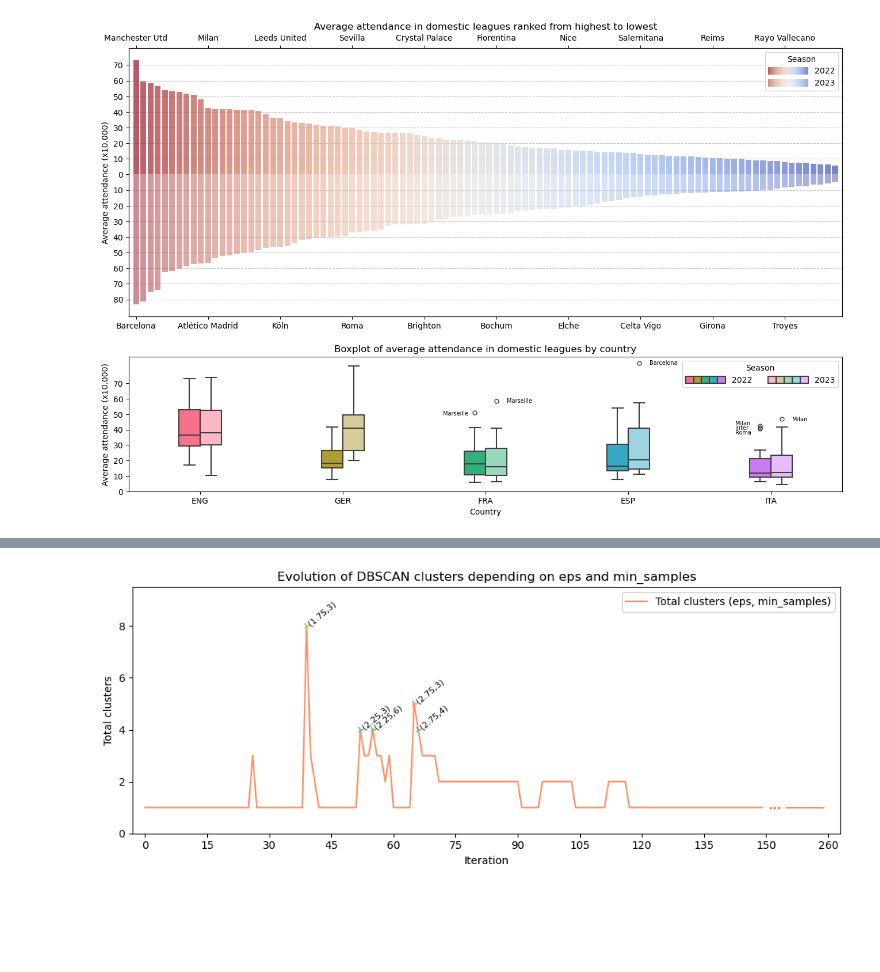
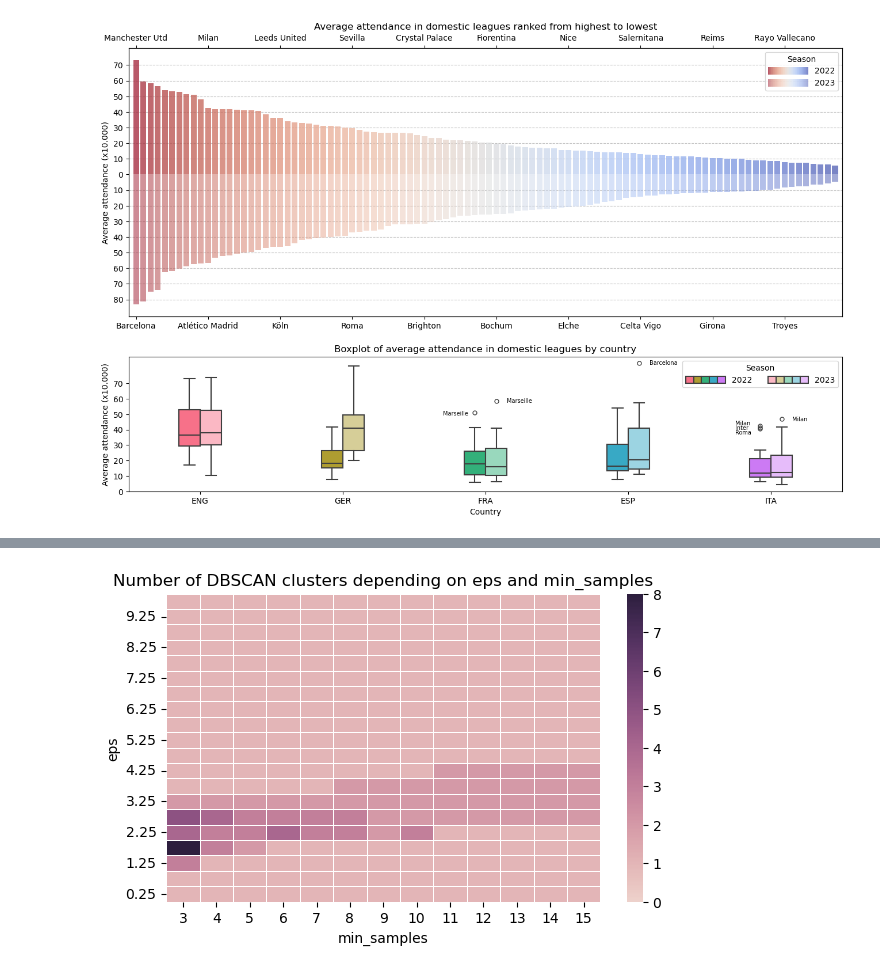
Before and after one commit to achrafkr/Data-Visualization, a Jupyter notebook: Notebooks/Football_stats.ipynb, the cells around one changed output, grey strips where cells are left out. Cells and saved outputs as stored; diff of their text form; code cells hidden in the pictures; blank space fills up the shorter version.

```diff
--- a/Notebooks/Football_stats.ipynb
+++ b/Notebooks/Football_stats.ipynb
@@ -239,26 +254,14 @@ Wall time: 6.57 s
-# %%
-fig, ax = plt.subplots(figsize = (12, 4.2))
-colors = sns.color_palette("Set2", 5)
-col = {x:c for x,c in zip(range(4, 9), colors)}
-c_map = [col[lab] for lab in info[info.labels > 3].labels]
-ax.plot(np.arange(150), info.labels.iloc[:150], c='orangered', alpha=0.6)
-ax.plot(np.arange(151, 154), np.ones(3), c='orangered', alpha=0.6, marker='.', markersize=3, linestyle='none')
-ax.plot(np.arange(155, 165), info.labels.iloc[-10:], c='orangered', alpha=0.6)
-ax.scatter(np.where(info.labels.values > 3)[0], info[info.labels > 3].labels, marker ='4', c=c_map, s=40, zorder=4)
-for x, y, eps, min_samples in zip(np.where(info.labels.values > 3)[0], info[info.labels > 3].labels,
-                                  info[info.labels > 3].eps, info[info.labels > 3].min_samples):
-    ax.text(x+0.1, y, s="({},{})".format(eps, min_samples), rotation=40, fontsize=8)
-
-ax.set_xticks(list(np.arange(170)[::15]), labels=list(np.arange(160)[::15])+[260])
-ax.set_xlim(-3, 168)
-ax.set_ylim(0, info.labels.max()+1.5)
-ax.legend(labels=["Total clusters (eps, min_samples)"])
-ax.set_ylabel("Total clusters")
-ax.set_xlabel("Iteration")
-ax.set_title("Evolution of DBSCAN clusters depending on eps and min_samples")
-plt.show()
-# %% [output]
-[figure, removed]
+# %%
+fig, ax = plt.subplots(figsize = (7, 4))
+sns.heatmap(info.groupby(["eps", "min_samples"]).max().unstack(level=0).T, cmap=sns.cubehelix_palette(as_cmap=True), vmin=0, vmax=8,
+            linewidth=0.5, linecolor='white', ax=ax)
+ax.set_yticks(np.arange(0.5, 20.5)[::2], labels=np.arange(0.25, 10.25, 0.5)[::2])
+ax.invert_yaxis()
+ax.set_ylabel("eps")
+ax.set_title("Number of DBSCAN clusters depending on eps and min_samples")
+plt.show()
+# %% [output]
+[figure, added]
 # %%
 dbscan_model = DBSCAN(eps=2.75, min_samples=3).fit(data)
 kmeans_model = KMeans(n_clusters=4, n_init='auto').fit(data)
```
Also changed, not shown: parts of 9 cells of this notebook.
